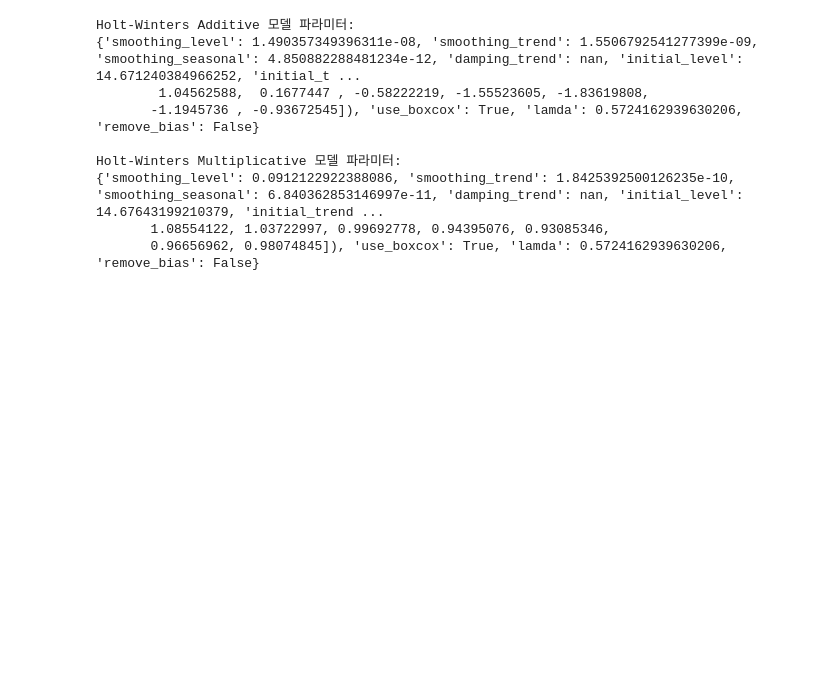
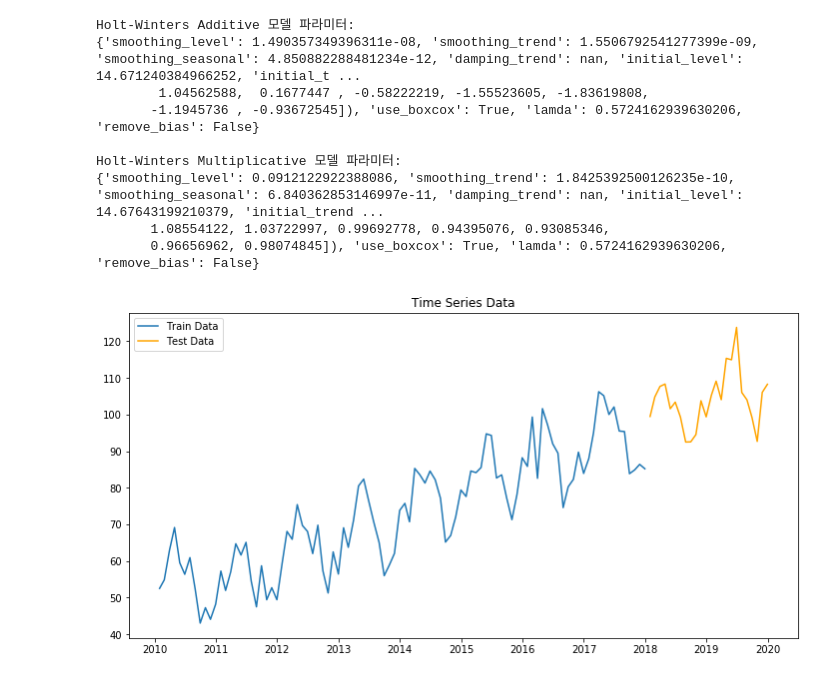
Before and after one commit to kangspa/ADP-study, a Jupyter notebook: PracticeTest/practice.ipynb, the cells around one changed output. Drawn from its saved outputs; the diff is of its cells as text; code cells hidden in the pictures; blank space fills up the shorter version.

```diff
--- a/PracticeTest/practice.ipynb
+++ b/PracticeTest/practice.ipynb
@@ -628,3 +628,28 @@ Holt-Winters Multiplicative 모델 파라미터:
 {'smoothing_level': 0.0912122922388086, 'smoothing_trend': 1.8425392500126235e-10, 'smoothing_seasonal': 6.840362853146997e-11, 'damping_trend': nan, 'initial_level': 14.67643199210379, 'initial_trend ...
        1.08554122, 1.03722997, 0.99692778, 0.94395076, 0.93085346,
        0.96656962, 0.98074845]), 'use_boxcox': True, 'lamda': 0.5724162939630206, 'remove_bias': False}
+# %%
+import pandas as pd
+import numpy as np
+import matplotlib.pyplot as plt
+from statsmodels.tsa.arima.model import ARIMA
+from statsmodels.graphics.tsaplots import plot_acf, plot_pacf
+
+# 1. 시계열 데이터 생성 (예시: 추세, 계절성, 노이즈 포함)
+np.random.seed(42)
+dates = pd.date_range(start='2010-01-01', periods=120, freq='M') # 10년치 월별 데이터
+data = 50 + np.arange(120) * 0.5 + 10 * np.sin(np.arange(120) * 2 * np.pi / 12) + np.random.randn(120) * 5
+ts = pd.Series(data, index=dates)
+
+# 훈련/테스트 데이터 분할
+train_size = int(len(ts) * 0.8)
+train_data, test_data = ts[0:train_size], ts[train_size:]
+
+plt.figure(figsize=(12, 6))
+plt.plot(train_data, label='Train Data')
+plt.plot(test_data, label='Test Data', color='orange')
+plt.title('Time Series Data')
+plt.legend()
+plt.show()
+# %% [output]
+[figure, added]
```
Also changed, not shown: parts of 3 cells of this notebook, 6 other files.
